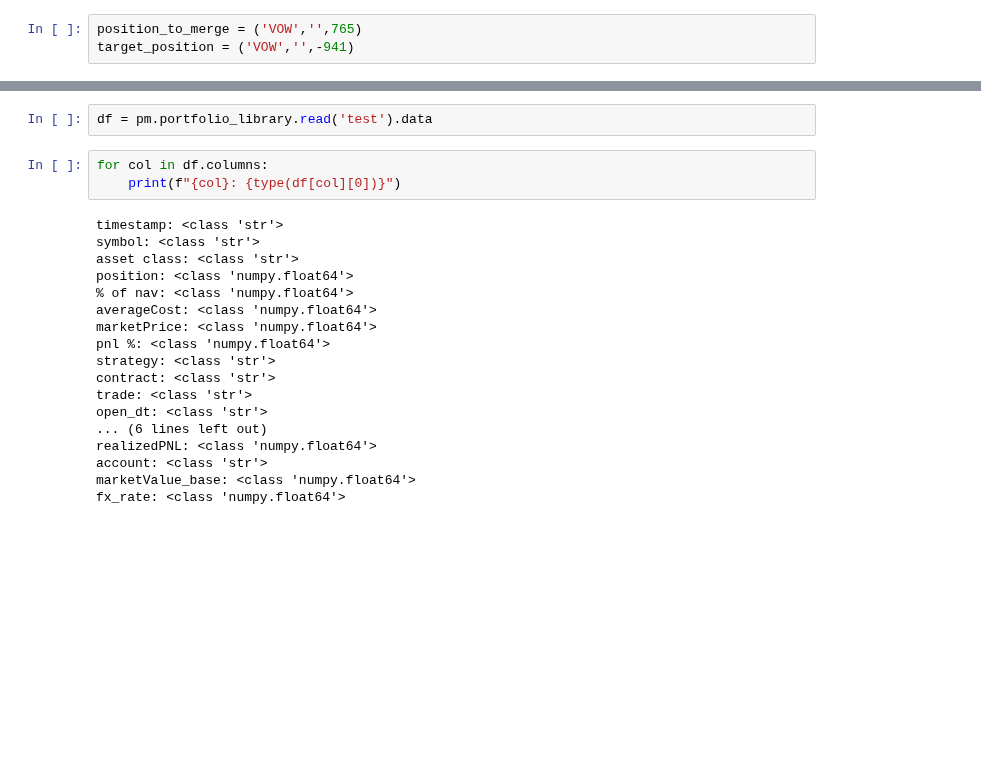
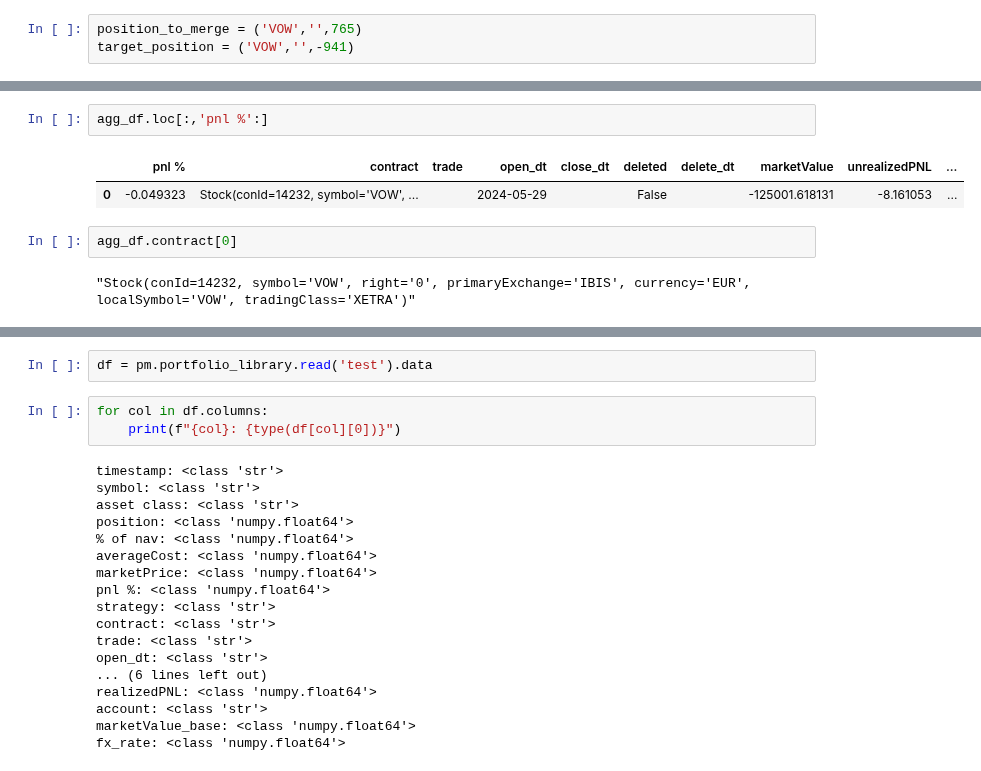
Before and after one commit to lowQuant/IB-Multi-Strategy-ATS, a Jupyter notebook: data_and_research/portfoliomanager_test.ipynb, the cells around one changed output, grey strips where cells are left out. Drawn from its saved outputs; the diff is of its cells as text; blank space fills up the shorter version.

```diff
--- a/data_and_research/portfoliomanager_test.ipynb
+++ b/data_and_research/portfoliomanager_test.ipynb
@@ -126,0 +120,9 @@ Equity value saved to 'pnl' library for account test
+# %%
+agg_df.loc[:,'pnl %':]
+# %% [output]
+|  | pnl % | contract | trade | open_dt | close_dt | deleted | delete_dt | marketValue | unrealizedPNL | ... |
+| 0 | -0.049323 | Stock(conId=14232, symbol='VOW', ... |  | 2024-05-29 |  | False |  | -125001.618131 | -8.161053 | ... |
+# %%
+agg_df.contract[0]
+# %% [output]
+"Stock(conId=14232, symbol='VOW', right='0', primaryExchange='IBIS', currency='EUR', localSymbol='VOW', tradingClass='XETRA')"
```
Also changed, not shown: parts of 11 cells of this notebook.
